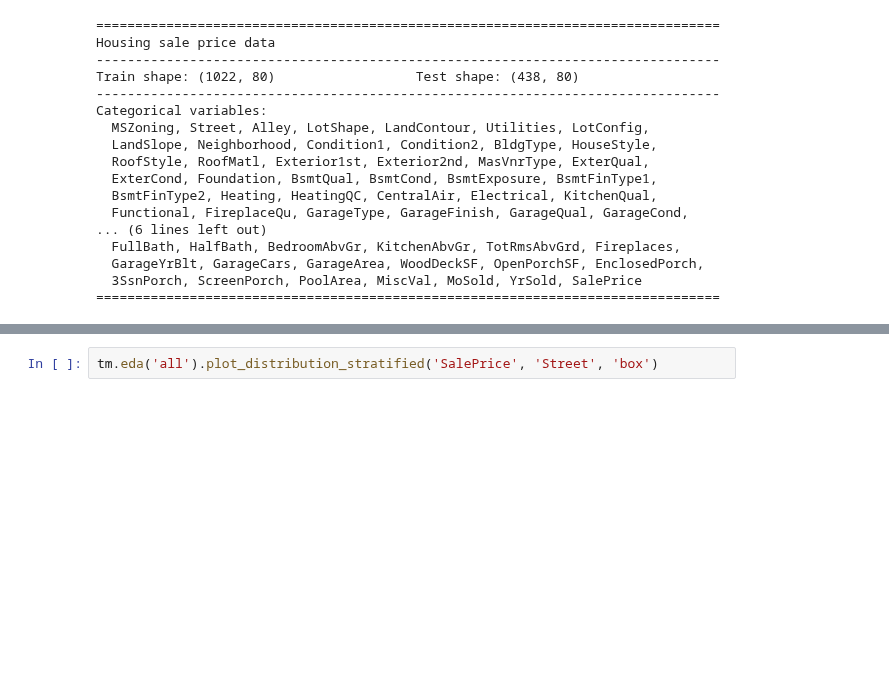
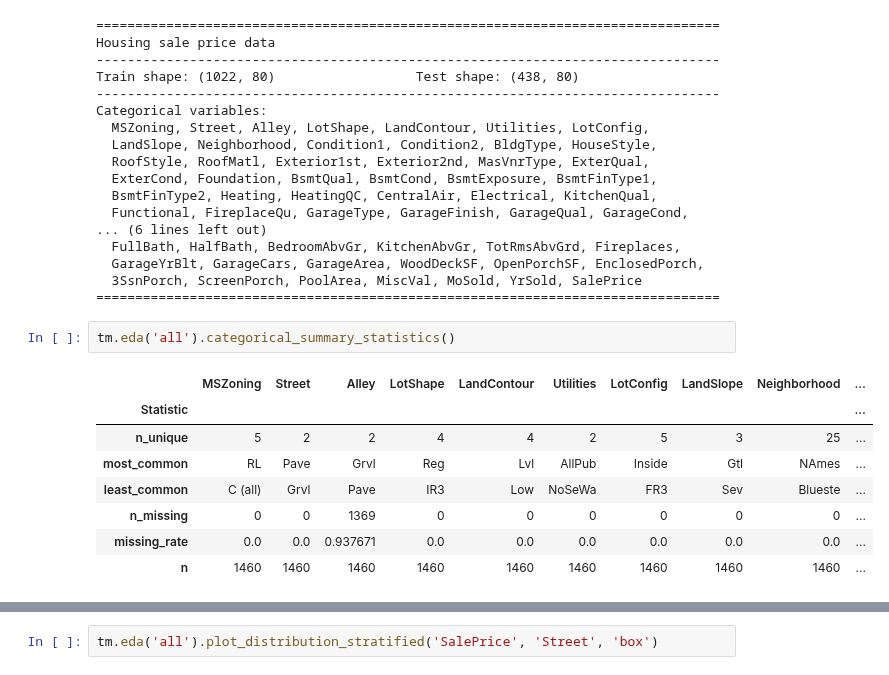
Before and after one commit to ajy25/TabularMagic, a Jupyter notebook: demo/test.ipynb, the cells around one changed output, grey strips where cells are left out. Cells and saved outputs as stored; diff of their text form; blank space fills up the shorter version.

```diff
--- a/demo/test.ipynb
+++ b/demo/test.ipynb
@@ -50,3 +50,14 @@ Categorical variables:
   GarageYrBlt, GarageCars, GarageArea, WoodDeckSF, OpenPorchSF, EnclosedPorch,
   3SsnPorch, ScreenPorch, PoolArea, MiscVal, MoSold, YrSold, SalePrice
 ================================================================================
+# %%
+tm.eda('all').categorical_summary_statistics()
+# %% [output]
+|  | MSZoning | Street | Alley | LotShape | LandContour | Utilities | LotConfig | LandSlope | Neighborhood | ... |
+| Statistic |  |  |  |  |  |  |  |  |  | ... |
+| n_unique | 5 | 2 | 2 | 4 | 4 | 2 | 5 | 3 | 25 | ... |
+| most_common | RL | Pave | Grvl | Reg | Lvl | AllPub | Inside | Gtl | NAmes | ... |
+| least_common | C (all) | Grvl | Pave | IR3 | Low | NoSeWa | FR3 | Sev | Blueste | ... |
+| n_missing | 0 | 0 | 1369 | 0 | 0 | 0 | 0 | 0 | 0 | ... |
+| missing_rate | 0.0 | 0.0 | 0.937671 | 0.0 | 0.0 | 0.0 | 0.0 | 0.0 | 0.0 | ... |
+| n | 1460 | 1460 | 1460 | 1460 | 1460 | 1460 | 1460 | 1460 | 1460 | ... |
```
Also changed, not shown: parts of 3 cells of this notebook, 5 other files.
